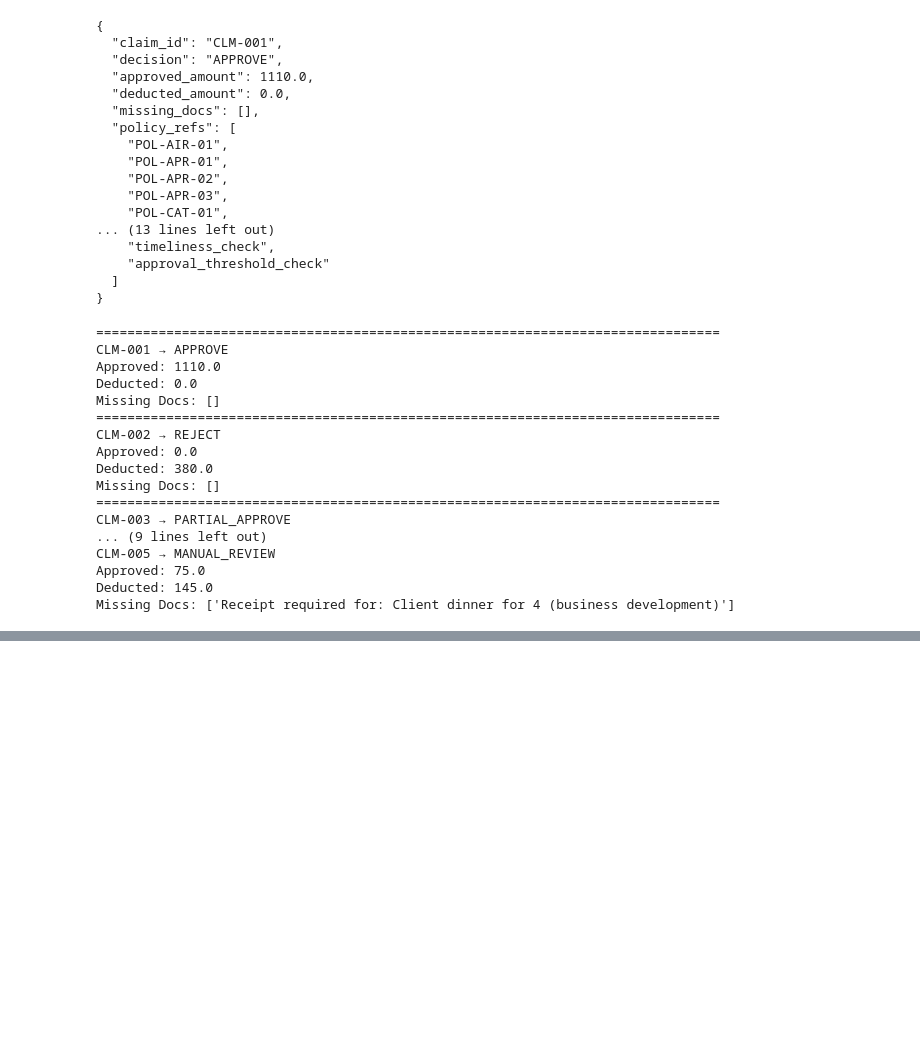
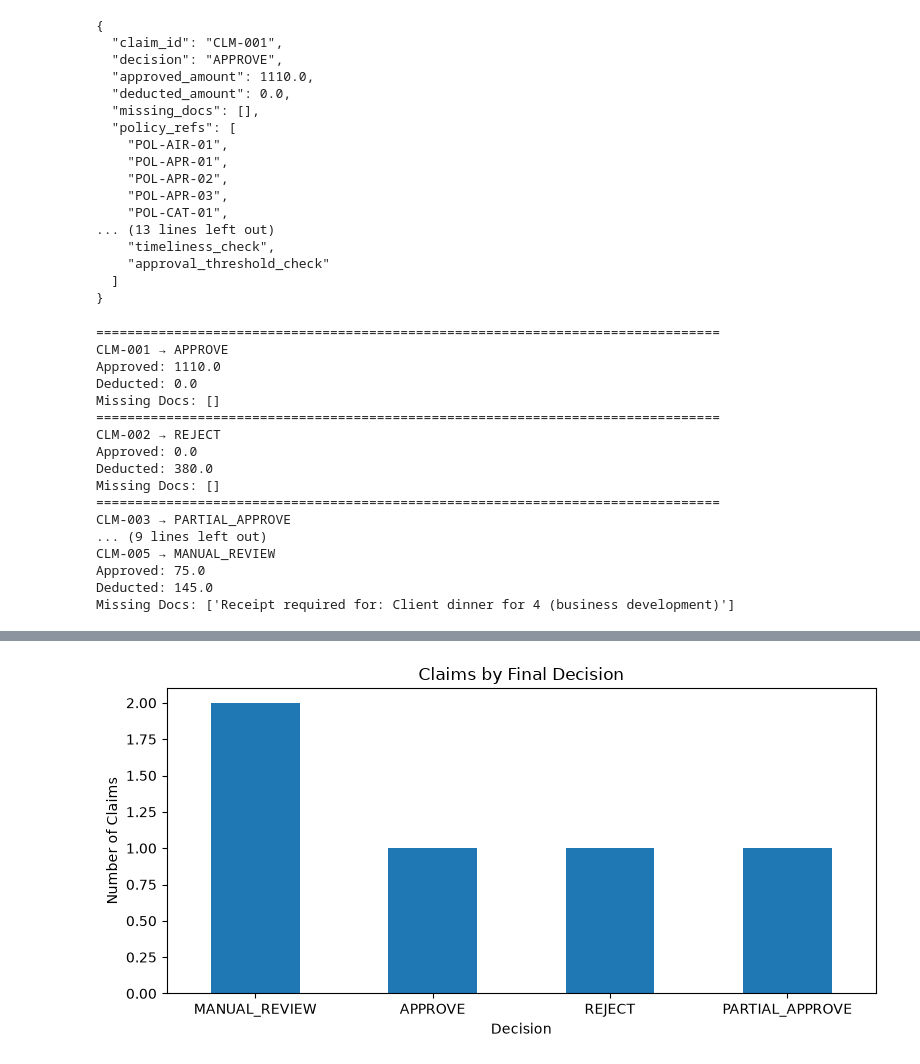
Before and after one commit to md05owais/Travel-Reimbursement-Approval-Agent, a Jupyter notebook: MdOwais.ipynb, the cells around one changed output, grey strips where cells are left out. Drawn from its saved outputs; the diff is of its cells as text; code cells hidden in the pictures; blank space fills up the shorter version.

```diff
--- a/MdOwais.ipynb
+++ b/MdOwais.ipynb
@@ -1371,6 +1406,7 @@ print(json.dumps(
   ]
 }
 # %%
+final_results=[]
 for claim in CLAIMS:
 
     tool_results = aggregate_tool_results(claim)
@@ -1381,13 +1417,14 @@ for claim in CLAIMS:
         tool_results,
         llm_result
     )
-
+    final_results.append(final_result)
     print("=" * 80)
     print(
         final_result["claim_id"],
         "→",
         final_result["decision"]
     )
+
     print(
         "Approved:",
         final_result["approved_amount"]
@@ -1420,0 +1482,90 @@ Missing Docs: ['Receipt required for: Client dinner for 4 (business development)
+# %%
+# Simple Dashboard
+
+import pandas as pd
+import matplotlib.pyplot as plt
+from IPython.display import display, Markdown
+
+
+# Create dashboard dataframe
+dashboard_data = []
+
+for result in final_results:
+    dashboard_data.append({
+        "Claim ID": result["claim_id"],
+        "Decision": result["decision"],
+        "Approved ($)": result["approved_amount"],
+        "Deducted ($)": result["deducted_amount"],
+        "Missing Docs": len(result["missing_docs"]),
+        "Confidence": result["confidence"]
+    })
+
+dashboard_df = pd.DataFrame(dashboard_data)
+
+
+# ---------------------------------------------------------
+# Summary metrics
+# ---------------------------------------------------------
+
+total_claimed = sum(
+    reimbursement_limit_check(claim)["total_claimed"]
+    for claim in CLAIMS
+)
+
+total_approved = dashboard_df["Approved ($)"].sum()
+total_deducted = dashboard_df["Deducted ($)"].sum()
+
+decision_counts = dashboard_df["Decision"].value_counts()
+
+manual_reviews = decision_counts.get(
+    "MANUAL_REVIEW", 0
+)
+
+approved_count = decision_counts.get(
+    "APPROVE", 0
+)
+
+partial_count = decision_counts.get(
+    "PARTIAL_APPROVE", 0
+)
+
+rejected_count = decision_counts.get(
+    "REJECT", 0
+)
+
+
+# ---------------------------------------------------------
+# Display dashboard
+# ---------------------------------------------------------
+
+display(Markdown("# Travel Reimbursement Approval Dashboard"))
+
+print(f"Total Claims       : {len(CLAIMS)}")
+print(f"Total Claimed      : ${total_claimed:,.2f}")
+print(f"Total Approved     : ${total_approved:,.2f}")
+print(f"Total Deducted     : ${total_deducted:,.2f}")
+print(f"Manual Reviews     : {manual_reviews}")
+
+display(Markdown("## Claim Summary"))
+
+display(dashboard_df)
+
+
+# ---------------------------------------------------------
+# Decision distribution
+# ---------------------------------------------------------
+
+display(Markdown("## Decision Distribution"))
+
+decision_counts.plot(
+    kind="bar",
+    figsize=(8, 4),
+    title="Claims by Final Decision"
+)
+
+plt.xlabel("Decision")
+plt.ylabel("Number of Claims")
+plt.xticks(rotation=0)
+plt.tight_layout()
+plt.show()
+# %% [output]
@@ -1420,0 +1586 @@ Missing Docs: ['Receipt required for: Client dinner for 4 (business development)
+[figure, added]
```
Also changed, not shown: parts of 4 cells of this notebook.
